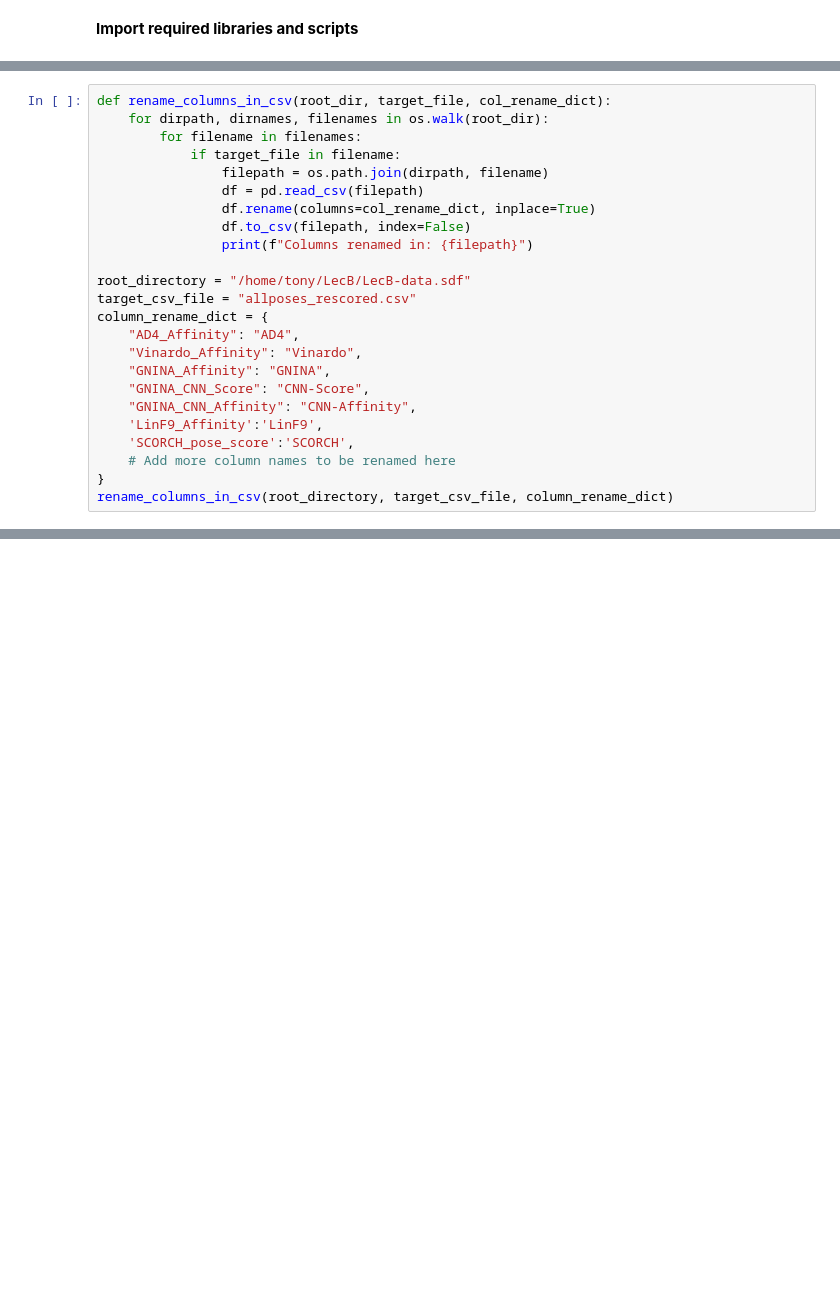
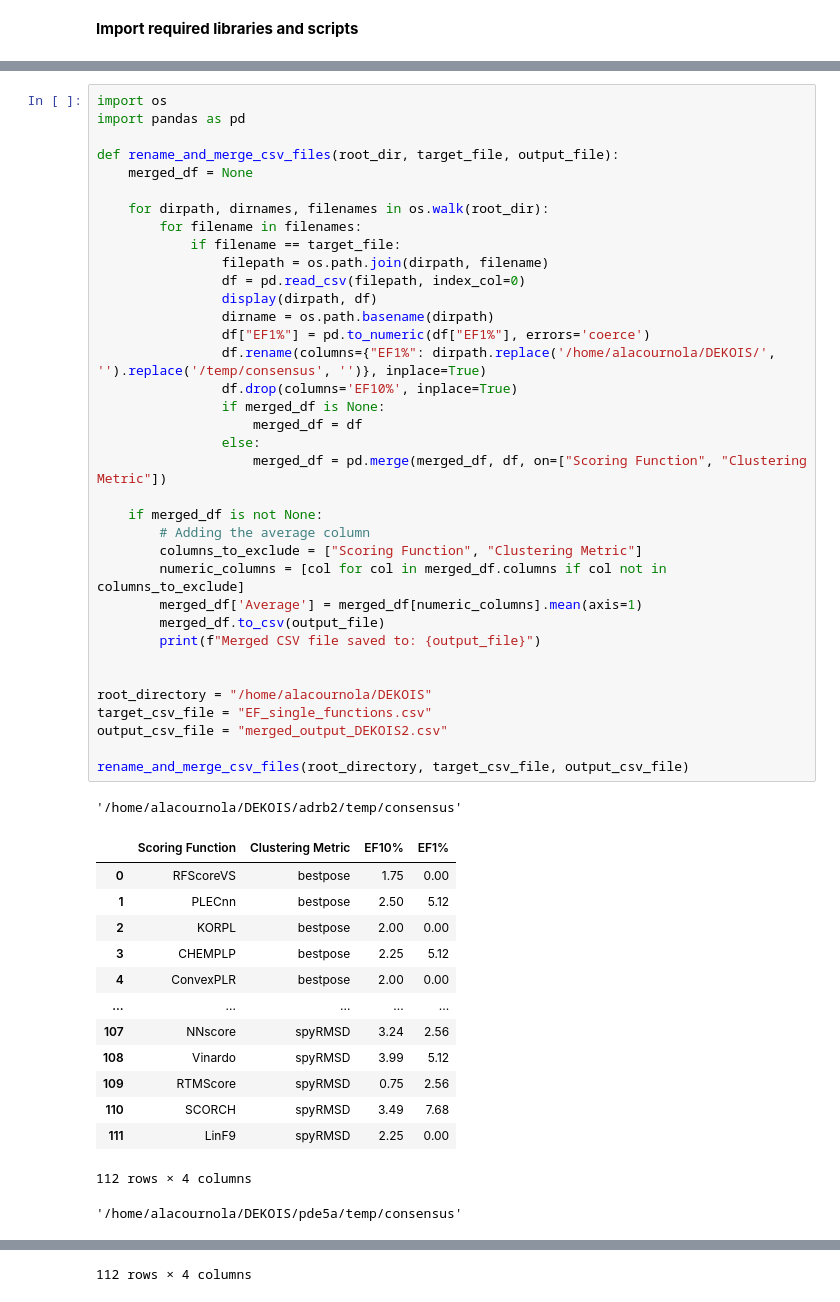
Before and after one commit to DrugBud-Suite/DockM8, a Jupyter notebook: FINISHED1.ipynb, the cells around one changed output, grey strips where cells are left out. Saved outputs shown, nothing was run; the diff lists cells and outputs as text; blank space fills up the shorter version.

```diff
--- a/FINISHED1.ipynb
+++ b/FINISHED1.ipynb
@@ -66,24 +45,52 @@ The working directory has been set to: /home/alacournola/DEKOIS-noprot2/aldr
-# %%
-def rename_columns_in_csv(root_dir, target_file, col_rename_dict):
-    for dirpath, dirnames, filenames in os.walk(root_dir):
-        for filename in filenames:
-            if target_file in filename:
-                filepath = os.path.join(dirpath, filename)
-                df = pd.read_csv(filepath)
-                df.rename(columns=col_rename_dict, inplace=True)
-                df.to_csv(filepath, index=False)
-                print(f"Columns renamed in: {filepath}")
-
-root_directory = "/home/tony/LecB/LecB-data.sdf"
-target_csv_file = "allposes_rescored.csv"
-column_rename_dict = {
-    "AD4_Affinity": "AD4",
-    "Vinardo_Affinity": "Vinardo",
-    "GNINA_Affinity": "GNINA",
-    "GNINA_CNN_Score": "CNN-Score",
-    "GNINA_CNN_Affinity": "CNN-Affinity",
-    'LinF9_Affinity':'LinF9',
-    'SCORCH_pose_score':'SCORCH',
-    # Add more column names to be renamed here
-}
-rename_columns_in_csv(root_directory, target_csv_file, column_rename_dict)
+# %%
+import os
+import pandas as pd
+
+def rename_and_merge_csv_files(root_dir, target_file, output_file):
+    merged_df = None
+
+    for dirpath, dirnames, filenames in os.walk(root_dir):
+        for filename in filenames:
+            if filename == target_file:
+                filepath = os.path.join(dirpath, filename)
+                df = pd.read_csv(filepath, index_col=0)
+                display(dirpath, df)
+                dirname = os.path.basename(dirpath)
+                df["EF1%"] = pd.to_numeric(df["EF1%"], errors='coerce')
+                df.rename(columns={"EF1%": dirpath.replace('/home/alacournola/DEKOIS/', '').replace('/temp/consensus', '')}, inplace=True)
+                df.drop(columns='EF10%', inplace=True)
+                if merged_df is None:
+                    merged_df = df
+                else:
+                    merged_df = pd.merge(merged_df, df, on=["Scoring Function", "Clustering Metric"])
+
+    if merged_df is not None:
+        # Adding the average column
+        columns_to_exclude = ["Scoring Function", "Clustering Metric"]
+        numeric_columns = [col for col in merged_df.columns if col not in columns_to_exclude]
+        merged_df['Average'] = merged_df[numeric_columns].mean(axis=1)
+        merged_df.to_csv(output_file)
+        print(f"Merged CSV file saved to: {output_file}")
+
+
+root_directory = "/home/alacournola/DEKOIS"
+target_csv_file = "EF_single_functions.csv"
+output_csv_file = "merged_output_DEKOIS2.csv"
+
+rename_and_merge_csv_files(root_directory, target_csv_file, output_csv_file)
+# %% [output]
+'/home/alacournola/DEKOIS/adrb2/temp/consensus'
+|  | Scoring Function | Clustering Metric | EF10% | EF1% |
+| 0 | RFScoreVS | bestpose | 1.75 | 0.00 |
+| 1 | PLECnn | bestpose | 2.50 | 5.12 |
+| 2 | KORPL | bestpose | 2.00 | 0.00 |
+| 3 | CHEMPLP | bestpose | 2.25 | 5.12 |
+| 4 | ConvexPLR | bestpose | 2.00 | 0.00 |
+| ... | ... | ... | ... | ... |
+| 107 | NNscore | spyRMSD | 3.24 | 2.56 |
+| 108 | Vinardo | spyRMSD | 3.99 | 5.12 |
+| 109 | RTMScore | spyRMSD | 0.75 | 2.56 |
+| 110 | SCORCH | spyRMSD | 3.49 | 7.68 |
+| 111 | LinF9 | spyRMSD | 2.25 | 0.00 |
+112 rows × 4 columns
+'/home/alacournola/DEKOIS/pde5a/temp/consensus'
@@ -89,0 +109 @@ rename_columns_in_csv(root_directory, target_csv_file, column_rename_dict)
+112 rows × 4 columns
```
Also changed, not shown: parts of 7 cells of this notebook.
